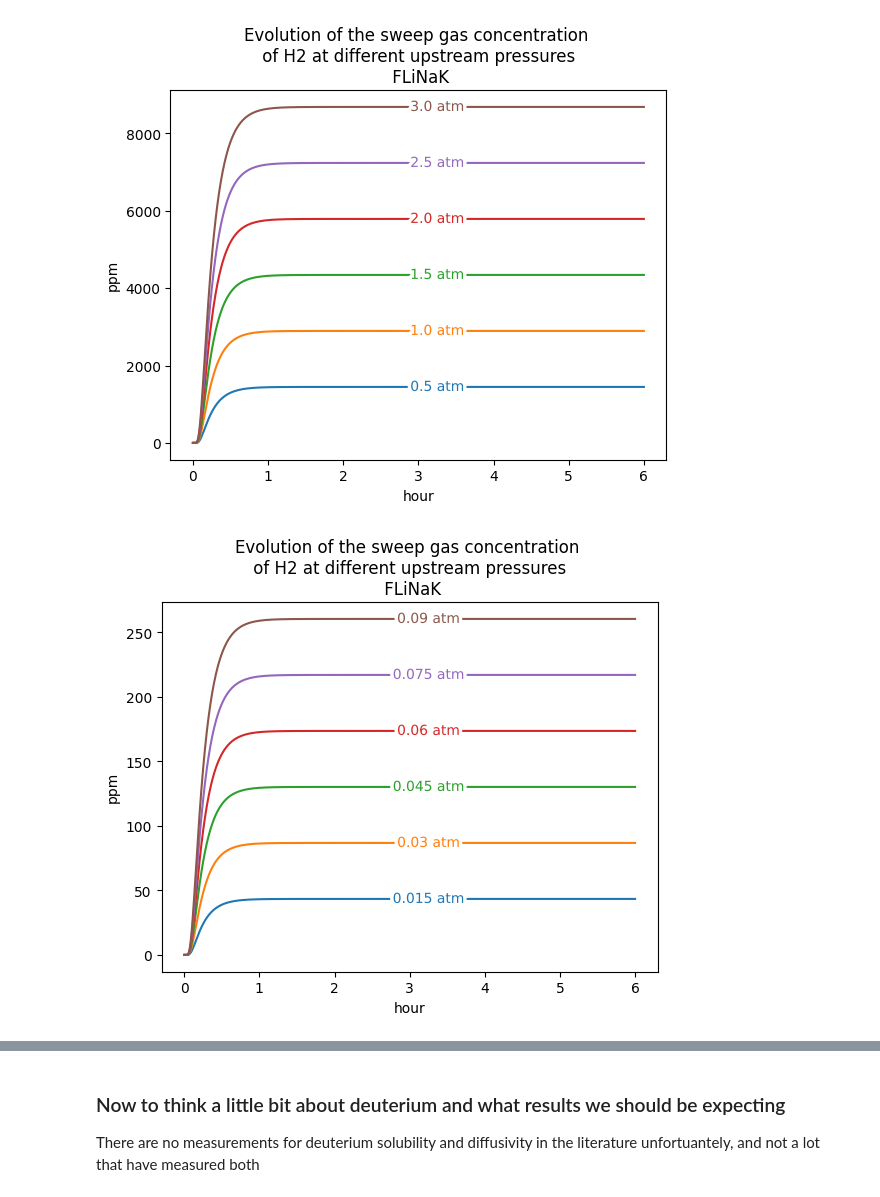
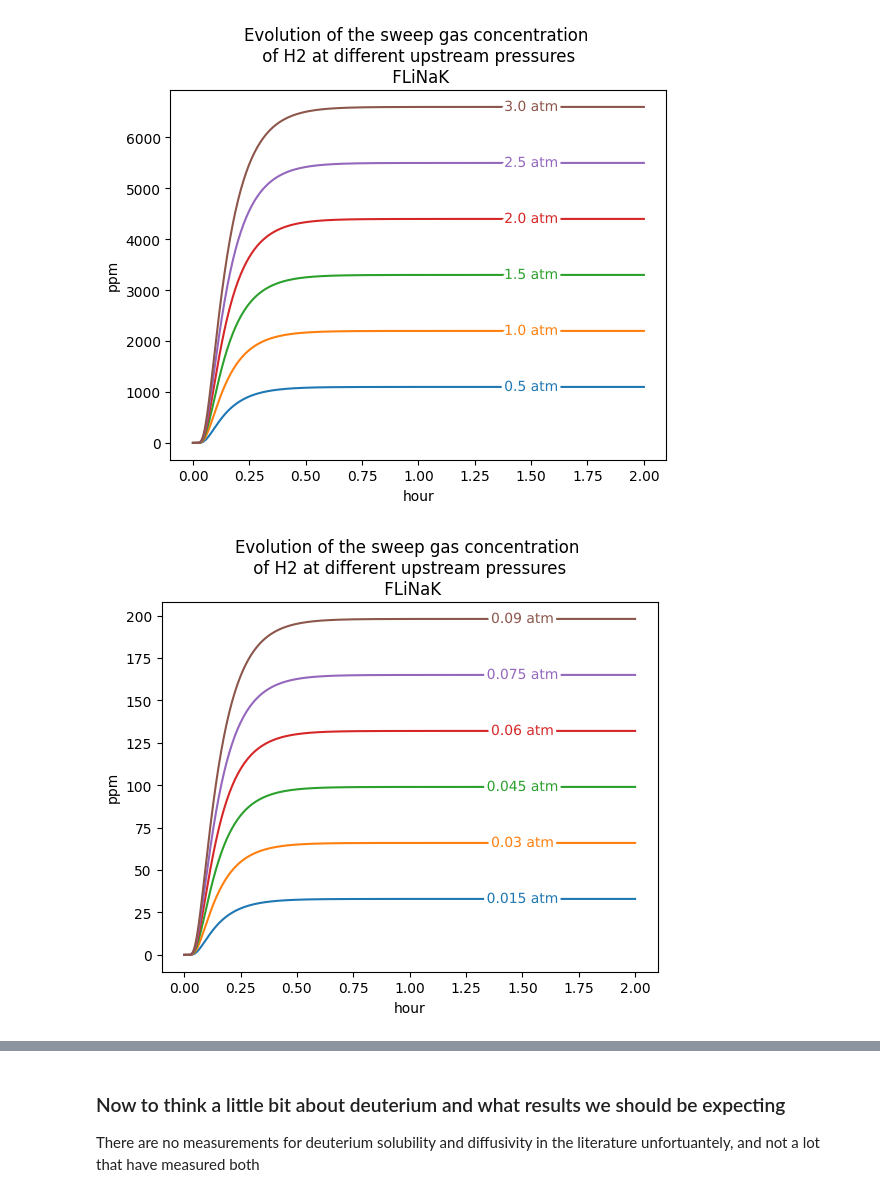
Before and after one commit to RemDelaporteMathurin/hyperion, a Jupyter notebook: permeation_analytics.ipynb, the cells around one changed output, grey strips where cells are left out. Cells and saved outputs as stored; diff of their text form; code cells hidden in the pictures.

```diff
--- a/permeation_analytics.ipynb
+++ b/permeation_analytics.ipynb
@@ -8,9 +5,0 @@ import h_transport_materials as htm
-# %%
-c0 = sp.Symbol("c_0", positive=True)
-L = sp.Symbol("L", positive=True)
-x = sp.Symbol("x", positive=True)
-t = sp.Symbol("t", positive=True)
-D = sp.Symbol("D", positive=True)
-n = sp.Symbol("n", integer=True, positive=True)
-
-c = sp.Function("c")(x, t)
@@ -19,13 +5,0 @@ The local concentration of hydrogen in the salt can be expressed as:
-# %%
-integral = c0 * L * (1 - sp.sin(sp.pi * n)/(sp.pi * n))
-
-f = 0
-c_E_x = c0*(1-x/L)
-
-integral = sp.integrate((f-c_E_x)*sp.sin(n*sp.pi*x/L), (x, 0, L))
-
-Bn = 2/L * integral
-infinite_sum = sp.Sum(Bn * sp.sin(n*sp.pi*x/L) * sp.exp(-D*(n*sp.pi/L)**2 * t), (n, 1, sp.oo))
-
-c_expr = c0 * (1 - x/L) + infinite_sum
-sp.Eq(c, c_expr)
@@ -45,8 +5,0 @@ Expressing the concentration on the upstream surface $c_0$ from Henry's law of s
-# %%
-K_H = sp.Symbol("K_H")
-P_up = sp.Symbol("P_\mathrm{up}")
-perm = sp.Symbol("\Phi")
-
-flux_expr = flux_expr.subs(c0, K_H * P_up).simplify()
-flux_expr = flux_expr.subs(D*K_H, perm).simplify()
-flux_expr
@@ -84,8 +36,8 @@ MOLAR_VOL_RT = 24.45 * htm.ureg.L * htm.ureg.mol**-1
 MOLAR_MASS_H2 = 2.016 * htm.ureg.g * htm.ureg.mol**-1
 
 sweep_rate = 20 * htm.ureg.cm**3 * htm.ureg.min**-1
-L = 0.4*htm.ureg.inches
-diam = 4*htm.ureg.inches
+L = 0.31*htm.ureg.inches
+diam = 3.07*htm.ureg.inches
 area = np.pi * (diam/2) ** 2
 
 temperature_range = [760, 970] * htm.ureg.K
@@ -178,27 +128,27 @@ plt.show()
 # %%
 from labellines import labelLine, labelLines
 
 
-t_array = np.linspace(0, 6, num=500) * htm.ureg.h
+t_array = np.linspace(0, 2, num=500) * htm.ureg.h
 
 T = (700+273.15) * htm.ureg.K
 higher_pressures = np.linspace(0.5, 3, num=6) * htm.ureg.atm # Represents pure hydrogen gas
 lower_pressures = higher_pressures * 0.03 # Represents the 3% hydrogen mixture
 
 for pressures in [higher_pressures, lower_pressures]:
     plt.figure()
     fluxes=[]
     concentrations = []
     for P_up in pressures:
         flux = downstream_flux(t_array, P_up, perm_fukada.value(T), L, D_fukada.value(T))
         concentration = ((flux*area)/sweep_rate*MOLAR_MASS_H2).to(htm.ureg.mg*htm.ureg.meter**-3)
         concentration = ((concentration*MOLAR_VOL_RT/MOLAR_MASS_H2).to(htm.ureg.ppm))
         concentration[0] = 0
         plt.plot(t_array, concentration, label=f"{P_up:~P}")
-    labelLines(plt.gca().get_lines(), xvals=[3.25] * 6)
+    labelLines(plt.gca().get_lines(), xvals=[1.5] * 6)
     #plt.legend()
     plt.title("Evolution of the sweep gas concentration \n of H2 at different upstream pressures \n FLiNaK")
 # %% [output]
-[figure, old version]
+[figure, new version]
-[figure, old version]
+[figure, new version]
 # %%
```
Also changed, not shown: parts of 13 cells of this notebook.
